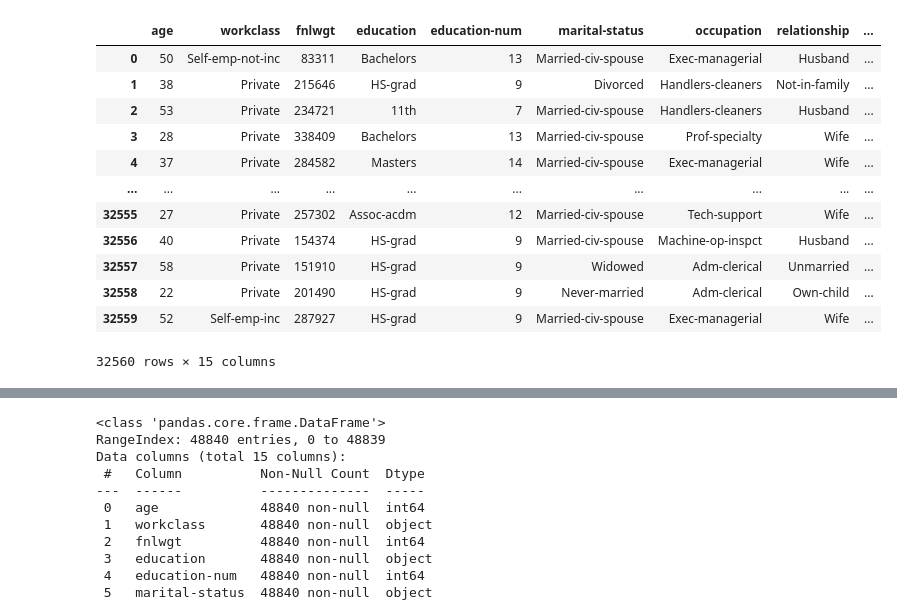
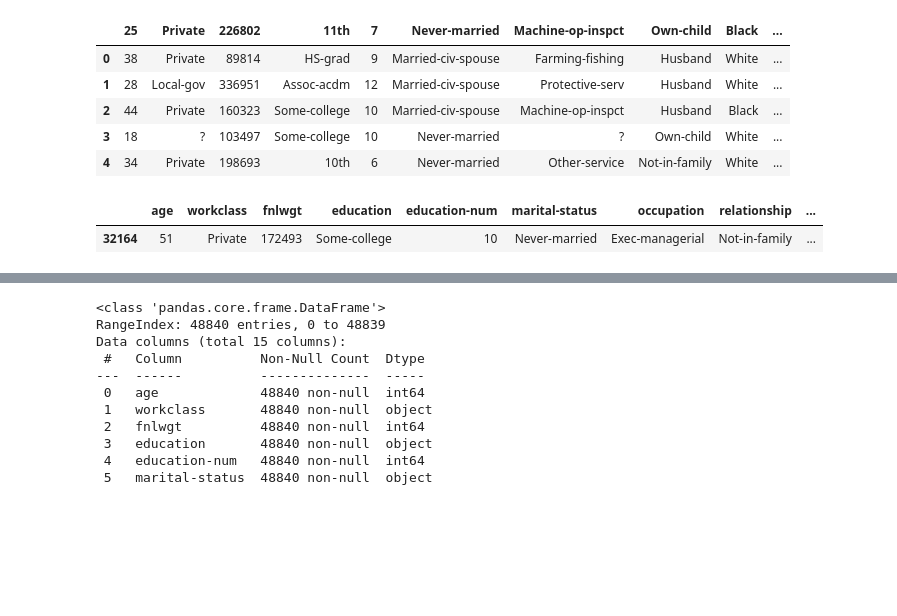
Before and after one commit to Aslam-456/Machine_Learning, a Jupyter notebook: data_pre-processing.ipynb, the cells around one changed output, grey strips where cells are left out. Drawn from its saved outputs; the diff is of its cells as text; code cells hidden in the pictures; blank space fills up the shorter version.

```diff
--- a/data_pre-processing.ipynb
+++ b/data_pre-processing.ipynb
@@ -39,20 +30,18 @@ test_data
+# %%
+test_data.head()# getting a look at the actual data
+# %% [output]
+|  | 25 | Private | 226802 | 11th | 7 | Never-married | Machine-op-inspct | Own-child | Black | ... |
+| 0 | 38 | Private | 89814 | HS-grad | 9 | Married-civ-spouse | Farming-fishing | Husband | White | ... |
+| 1 | 28 | Local-gov | 336951 | Assoc-acdm | 12 | Married-civ-spouse | Protective-serv | Husband | White | ... |
+| 2 | 44 | Private | 160323 | Some-college | 10 | Married-civ-spouse | Machine-op-inspct | Husband | Black | ... |
+| 3 | 18 | ? | 103497 | Some-college | 10 | Never-married | ? | Own-child | White | ... |
+| 4 | 34 | Private | 198693 | 10th | 6 | Never-married | Other-service | Not-in-family | White | ... |
 # %%
 column_headers = ['age','workclass','fnlwgt','education','education-num','marital-status','occupation','relationship','race','sex','capital-gain','capital-loss','hours-per-week','native-country','income']
 train_data.columns = column_headers
 test_data.columns = column_headers
 # %%
-train_data
+train_data.sample() # a simple check on whether the column names were successfully added
 # %% [output]
 |  | age | workclass | fnlwgt | education | education-num | marital-status | occupation | relationship | ... |
-| 0 | 50 | Self-emp-not-inc | 83311 | Bachelors | 13 | Married-civ-spouse | Exec-managerial | Husband | ... |
-| 1 | 38 | Private | 215646 | HS-grad | 9 | Divorced | Handlers-cleaners | Not-in-family | ... |
-| 2 | 53 | Private | 234721 | 11th | 7 | Married-civ-spouse | Handlers-cleaners | Husband | ... |
-| 3 | 28 | Private | 338409 | Bachelors | 13 | Married-civ-spouse | Prof-specialty | Wife | ... |
-| 4 | 37 | Private | 284582 | Masters | 14 | Married-civ-spouse | Exec-managerial | Wife | ... |
-| ... | ... | ... | ... | ... | ... | ... | ... | ... | ... |
-| 32555 | 27 | Private | 257302 | Assoc-acdm | 12 | Married-civ-spouse | Tech-support | Wife | ... |
-| 32556 | 40 | Private | 154374 | HS-grad | 9 | Married-civ-spouse | Machine-op-inspct | Husband | ... |
-| 32557 | 58 | Private | 151910 | HS-grad | 9 | Widowed | Adm-clerical | Unmarried | ... |
-| 32558 | 22 | Private | 201490 | HS-grad | 9 | Never-married | Adm-clerical | Own-child | ... |
-| 32559 | 52 | Self-emp-inc | 287927 | HS-grad | 9 | Married-civ-spouse | Exec-managerial | Wife | ... |
+| 32164 | 51 | Private | 172493 | Some-college | 10 | Never-married | Exec-managerial | Not-in-family | ... |
-32560 rows × 15 columns
```
Also changed, not shown: parts of 32 cells of this notebook, 2 other files.
